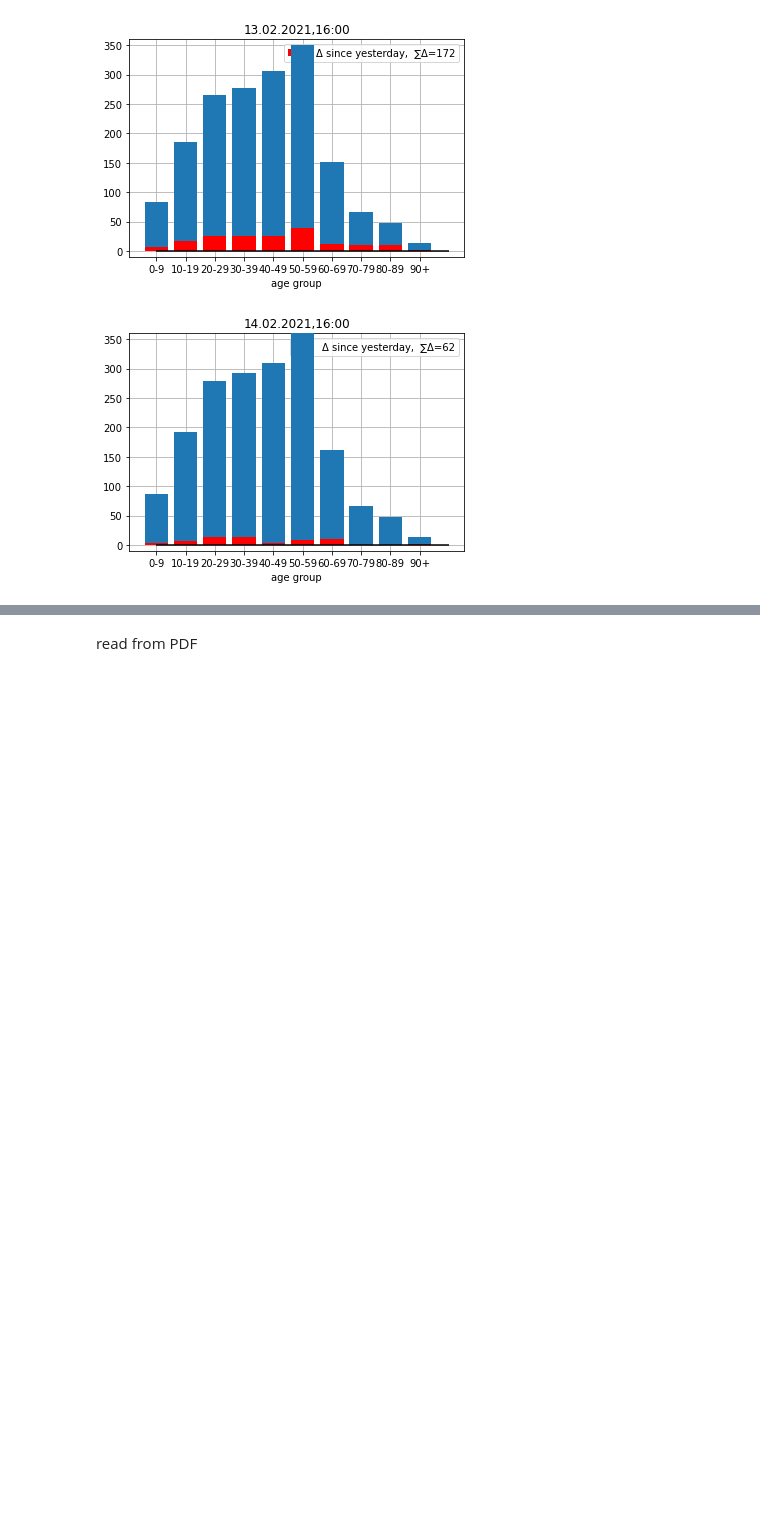
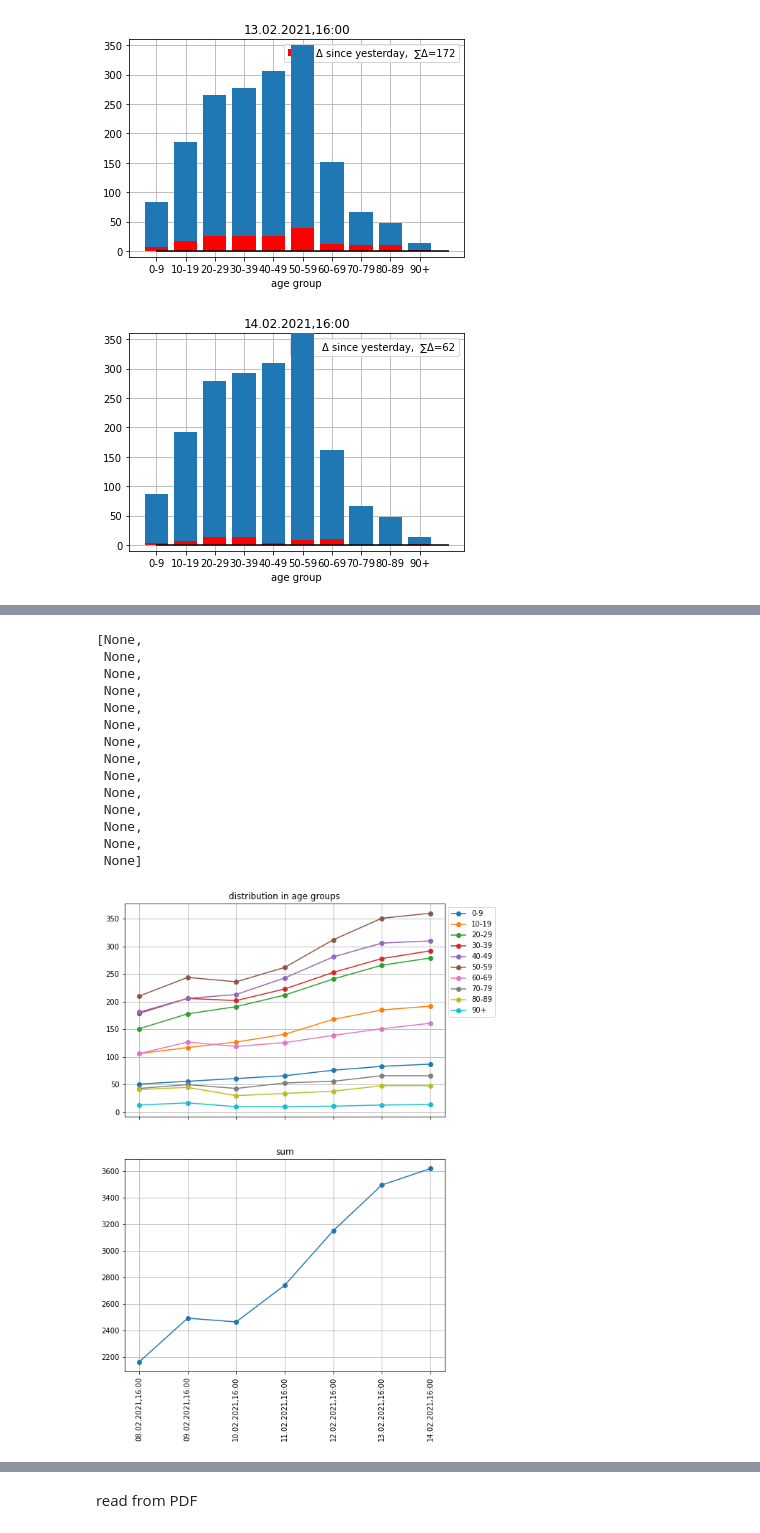
Before and after one commit to hydroclaus/corona_varianten_bw, a Jupyter notebook: new_variants_bw.ipynb, the cells around one changed output, grey strips where cells are left out. Drawn from its saved outputs; the diff is of its cells as text; code cells hidden in the pictures; blank space fills up the shorter version.

Commit message:
plot evolution over time

```diff
--- a/new_variants_bw.ipynb
+++ b/new_variants_bw.ipynb
@@ -125,0 +139,36 @@ for i in np.arange(start=1, stop=data.index[-1]+1):
+# %%
+fig, ax = plt.subplots(nrows=2, ncols=1, sharex=True, figsize=(8,12))
+for cur_age in age_groups:
+    age_plot = ax[0].plot(data["Timestamp"],
+                          data[cur_age],
+                          "o-",
+                          label=cur_age,
+                          )
+
+ax[0].legend(bbox_to_anchor=(1,1), loc="upper left")
+ax[0].grid(True)
+ax[0].title.set_text("distribution in age groups")
+
+# plot the sum
+ax[1].plot(data["Timestamp"],
+          data["sum"],
+          "o-",)
+ax[1].grid(True)
+ax[1].title.set_text("sum")
+plt.setp(ax[1].xaxis.get_majorticklabels(), rotation=90)
+# %% [output]
+[None,
+ None,
+ None,
+ None,
+ None,
+ None,
+ None,
+ None,
+ None,
+ None,
+ None,
+ None,
+ None,
+ None]
+[figure, added]
```
Also changed, not shown: parts of 3 cells of this notebook, 1 other file.
